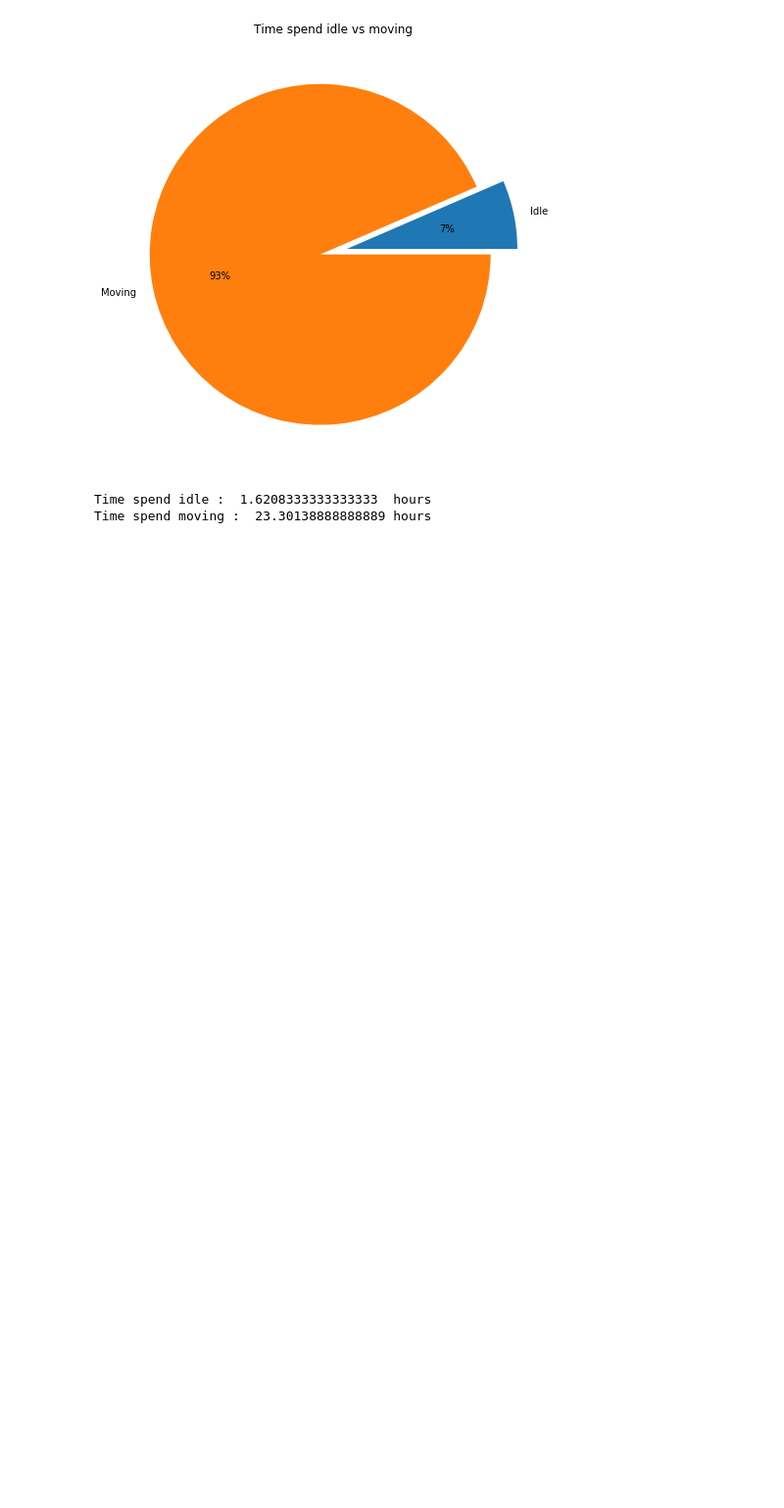
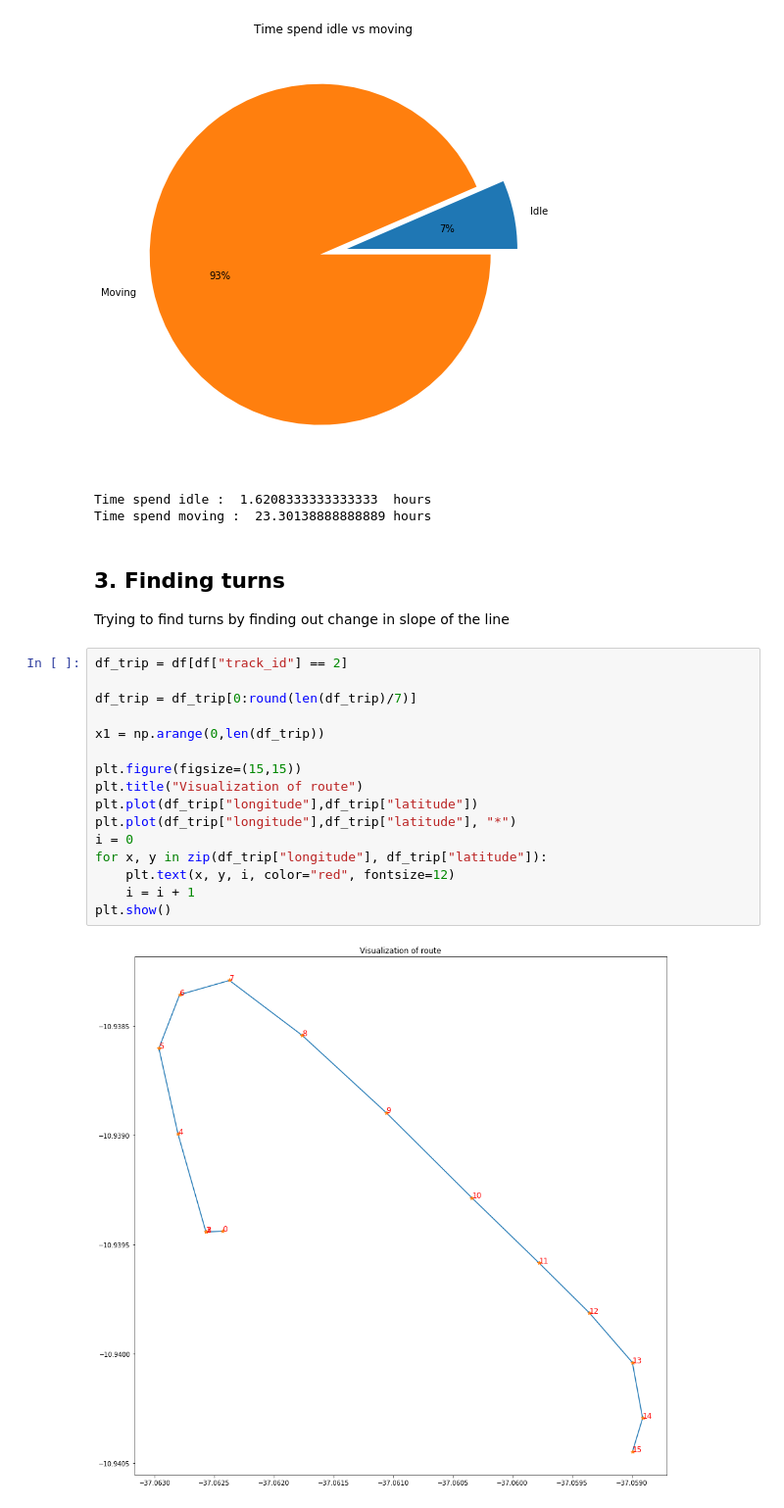
Before and after one commit to anish2197/data-analystics, a Jupyter notebook: Day 5.ipynb, the cells around one changed output. Shown at 98% size. Saved outputs shown, nothing was run; the diff lists cells and outputs as text; blank space fills up the shorter version.

Commit message:
finding turns

```diff
--- a/Day 5.ipynb
+++ b/Day 5.ipynb
@@ -277,3 +277,25 @@ print("Time spend moving : ", (df_idle_moving["moving time"].sum()/60), "hours")
 [figure]
 Time spend idle :  1.6208333333333333  hours
 Time spend moving :  23.30138888888889 hours
+# %% [markdown]
+## 3. Finding turns
+
+Trying to find turns by finding out change in slope of the line
+# %%
+df_trip = df[df["track_id"] == 2]
+
+df_trip = df_trip[0:round(len(df_trip)/7)]
+
+x1 = np.arange(0,len(df_trip))
+
+plt.figure(figsize=(15,15))
+plt.title("Visualization of route")
+plt.plot(df_trip["longitude"],df_trip["latitude"])
+plt.plot(df_trip["longitude"],df_trip["latitude"], "*")
+i = 0
+for x, y in zip(df_trip["longitude"], df_trip["latitude"]):
+    plt.text(x, y, i, color="red", fontsize=12)
+    i = i + 1
+plt.show()
+# %% [output]
+[figure, added]
```
Also changed, not shown: parts of 6 cells of this notebook.
